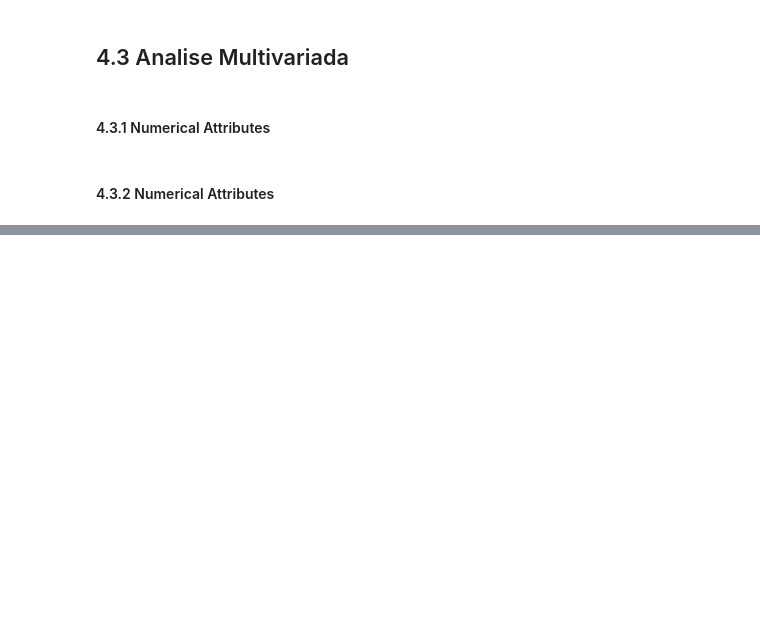
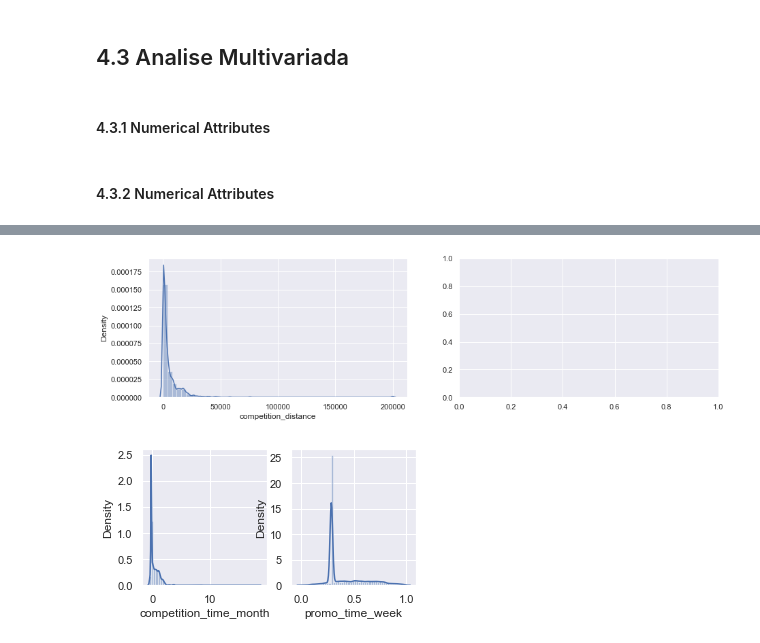
Before and after one commit to jacquelineguilhen/DsEmPoducao, a Jupyter notebook: m04_v01_store_prediction.ipynb, the cells around one changed output, grey strips where cells are left out. Saved outputs shown, nothing was run; the diff lists cells and outputs as text; code cells hidden in the pictures; blank space fills up the shorter version.

```diff
--- a/m04_v01_store_prediction.ipynb
+++ b/m04_v01_store_prediction.ipynb
@@ -841,0 +876,16 @@ df5 = df4.copy()
+# %%
+#Verificando a distribuicao antes do scaling
+plt.subplot (2,2,1)
+sns.distplot(df5['competition_distance']);
+
+plt.subplot (2,2,2)
+sns.displot(df5['year']);
+
+plt.subplot (2,2,3)
+sns.distplot(df5['competition_time_month']);
+
+plt.subplot (2,2,4)
+sns.distplot(df5['promo_time_week']);
+# %% [output]
+[figure, added]
+[figure, added]
```
Also changed, not shown: parts of 20 cells of this notebook.
